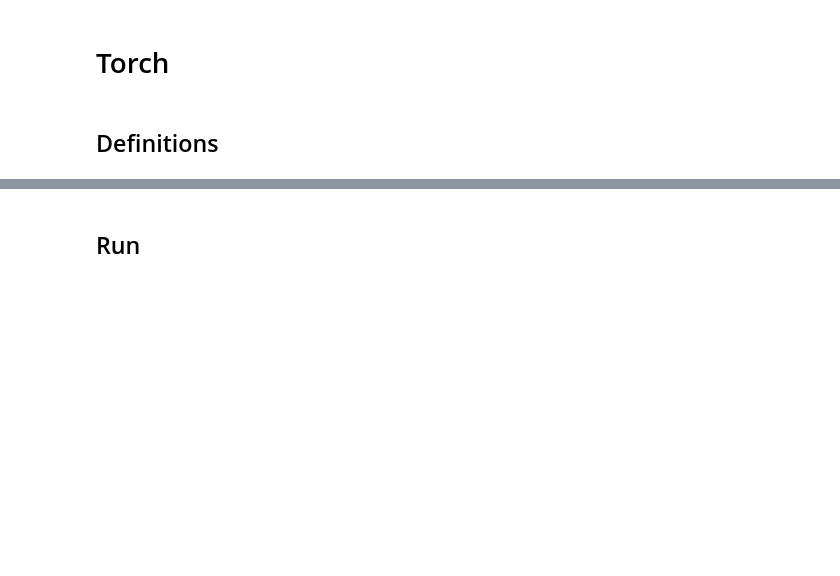
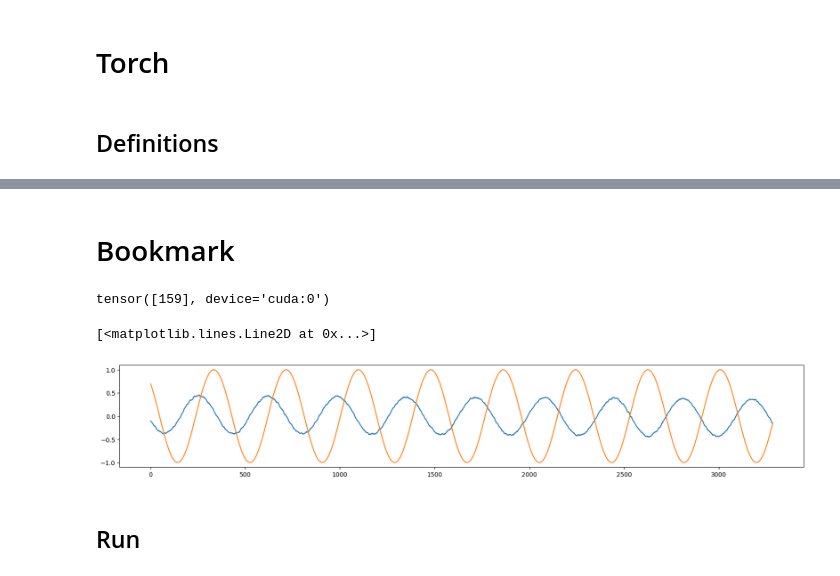
Before and after one commit to Ansebi/SIN-activated_Neural_Network_for_Time_Series_Forecasting, a Jupyter notebook: pytorch/scratch.ipynb, the cells around one changed output, grey strips where cells are left out. Drawn from its saved outputs; the diff is of its cells as text; code cells hidden in the pictures; blank space fills up the shorter version.

Commit message:
precomputing the phase

```diff
--- a/pytorch/scratch.ipynb
+++ b/pytorch/scratch.ipynb
@@ -224,0 +253,13 @@ class SineNN(torch.nn.Module):
+# %%
+def get_init_sin_params(y_hornorm_rolling, auto_frequency_sensitivity=0.01):
+    bool_vec = y_hornorm_rolling.abs() <=  auto_frequency_sensitivity
+    return {
+        'auto_frequency_sensitivity': auto_frequency_sensitivity,
+        'middle_density': bool_vec.sum(),
+        'min_frequency': torch.pi / get_max_gap_torch(bool_vec),
+        'max_frequency': torch.pi / get_median_gap_torch(bool_vec),
+        'amplitude': torch.tensor(0.5),
+        'phase': None
+    }
+# %% [markdown]
+# Bookmark
@@ -224,0 +268,13 @@ class SineNN(torch.nn.Module):
+# %%
+bool_vec.nonzero()[0]
+# %% [output]
+tensor([159], device='cuda:0')
+# %%
+plt.figure(figsize=(20, 3))
+params = get_init_sin_params(y_hornorm_rolling, auto_frequency_sensitivity=0.01)
+plt.plot(x, y_hornorm_rolling.cpu().numpy())
+y_pred = np.sin(params['min_frequency'].item() * x + np.pi/2 + np.pi/4)
+plt.plot(x, y_pred)
+# %% [output]
+[<matplotlib.lines.Line2D at 0x...>]
+[figure, added]
```
Also changed, not shown: parts of 12 cells of this notebook.
